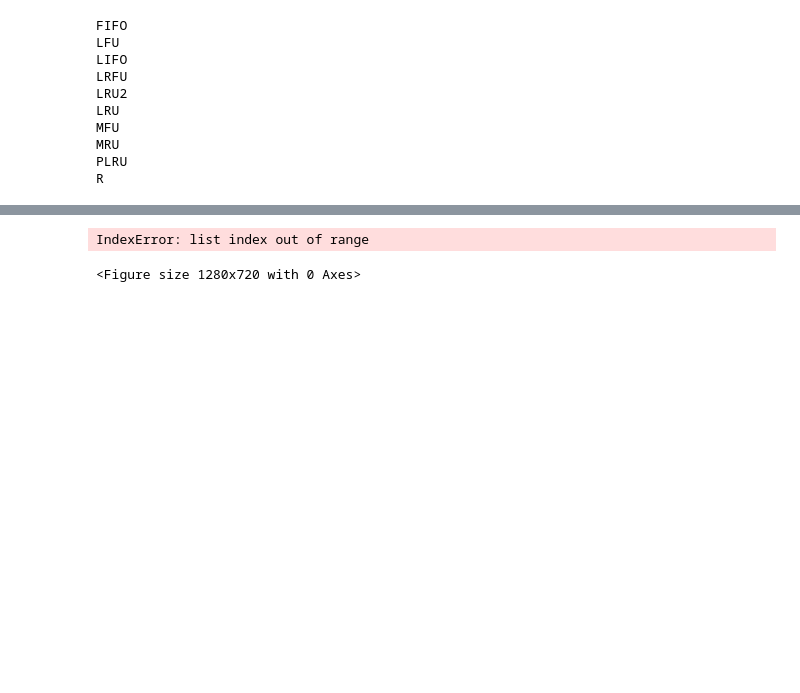
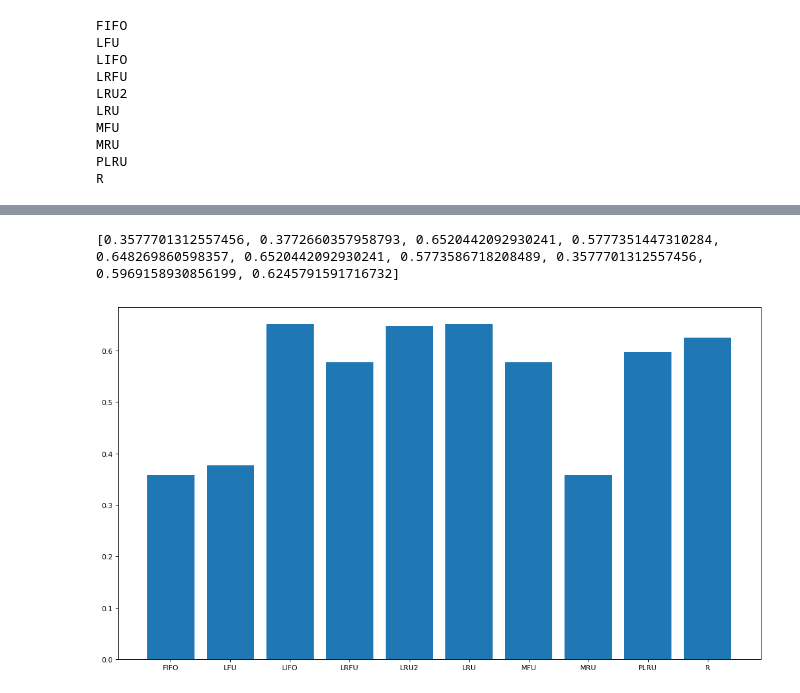
Before and after one commit to rmmartin02/CS674, a Jupyter notebook: Results/Analysis.ipynb, the cells around one changed output, grey strips where cells are left out. Drawn from its saved outputs; the diff is of its cells as text; code cells hidden in the pictures; blank space fills up the shorter version.

```diff
--- a/Results/Analysis.ipynb
+++ b/Results/Analysis.ipynb
@@ -81,10 +81,11 @@ plt.show()
 # %%
+tr = traces.index('429.mcf')
 plt.figure(num=None, figsize=(16, 9), dpi=80, facecolor='w', edgecolor='k')
-plt.bar(range(len(hitRates)),[hitRates[alg][18] for alg in hitRates])
+plt.bar(range(len(hitRates)),[hitRates[alg][tr] for alg in hitRates])
 plt.xticks(range(len(hitRates)), [alg for alg in hitRates])
-print([hitRates[alg][18] for alg in hitRates])
+print([hitRates[alg][tr] for alg in hitRates])
 #plt.ylim(.7,.8)
 plt.show()
 # %% [output]
-IndexError: list index out of range
+[0.3577701312557456, 0.3772660357958793, 0.6520442092930241, 0.5777351447310284, 0.648269860598357, 0.6520442092930241, 0.5773586718208489, 0.3577701312557456, 0.5969158930856199, 0.6245791591716732]
-<Figure size 1280x720 with 0 Axes>
+[figure, added]
```
Also changed, not shown: parts of 5 cells of this notebook, 2 other files.
